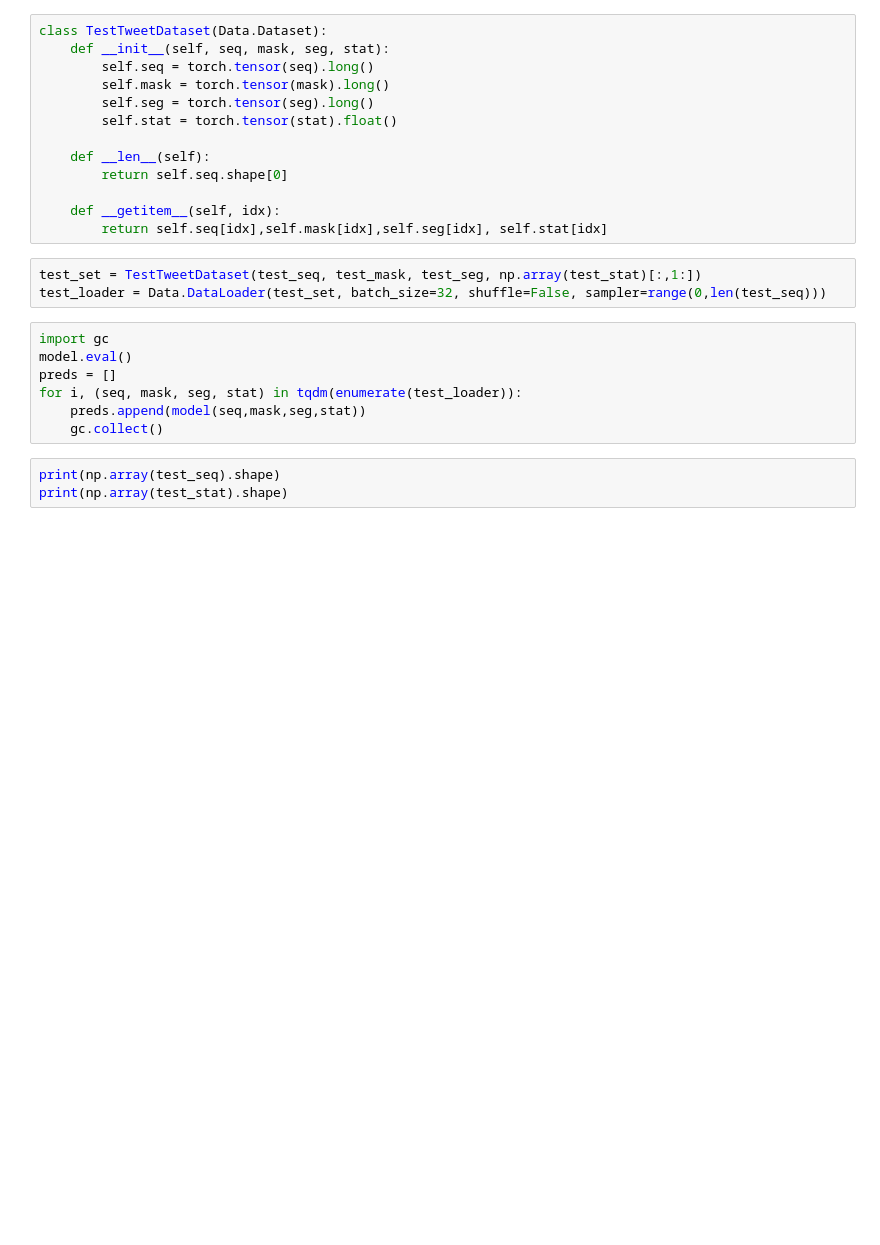
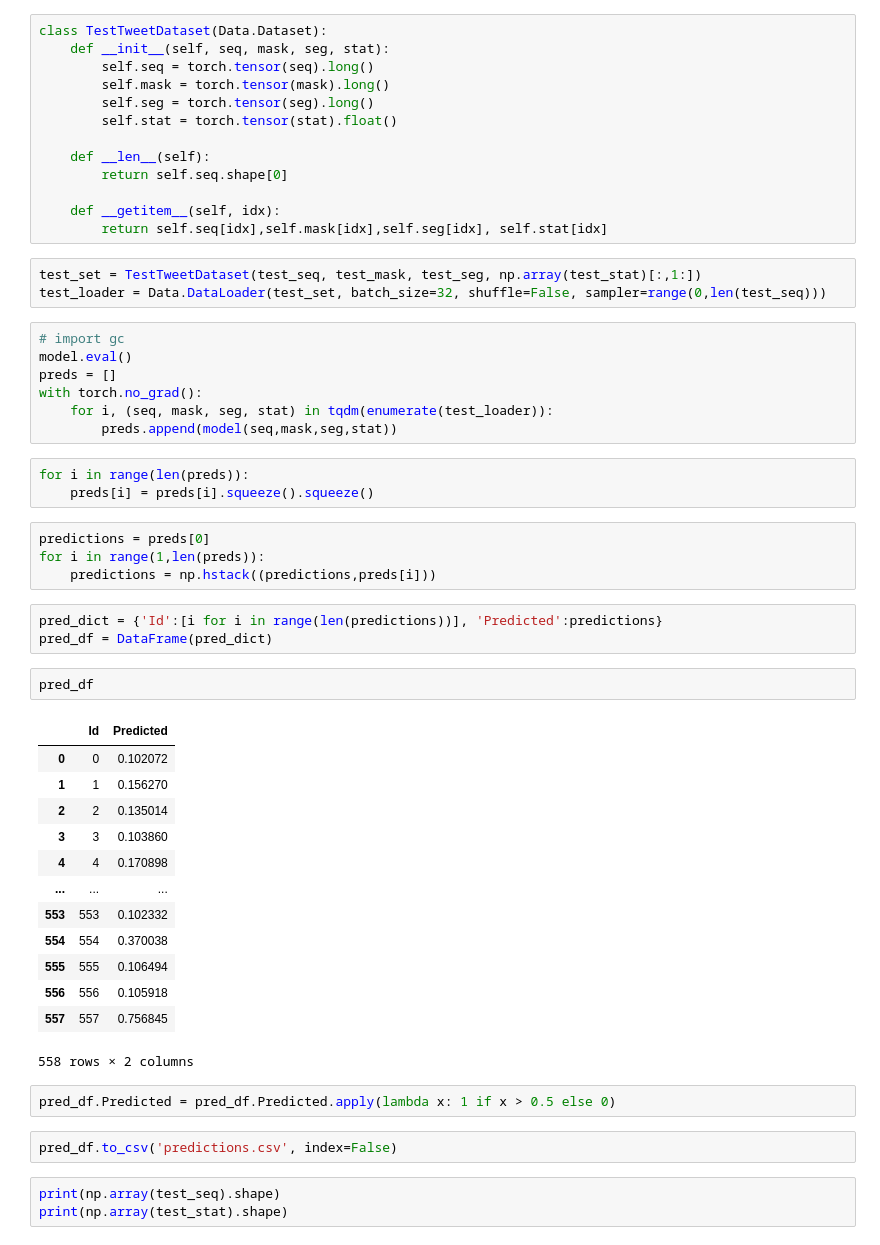
Before and after one commit to HandanYU/Rumour-detection, a Jupyter notebook: experiment.ipynb, the cells around one changed output. Drawn from its saved outputs; the diff is of its cells as text; blank space fills up the shorter version.

Commit message:
test bert

```diff
--- a/experiment.ipynb
+++ b/experiment.ipynb
@@ -528,12 +528,42 @@ class TestTweetDataset(Data.Dataset):
 test_set = TestTweetDataset(test_seq, test_mask, test_seg, np.array(test_stat)[:,1:])
 test_loader = Data.DataLoader(test_set, batch_size=32, shuffle=False, sampler=range(0,len(test_seq)))
 # %%
-import gc
+# import gc
 model.eval()
 preds = []
-for i, (seq, mask, seg, stat) in tqdm(enumerate(test_loader)):
-    preds.append(model(seq,mask,seg,stat))
-    gc.collect()
+with torch.no_grad():
+    for i, (seq, mask, seg, stat) in tqdm(enumerate(test_loader)):
+        preds.append(model(seq,mask,seg,stat))
+# %%
+for i in range(len(preds)):
+    preds[i] = preds[i].squeeze().squeeze()
+# %%
+predictions = preds[0]
+for i in range(1,len(preds)):
+    predictions = np.hstack((predictions,preds[i]))
+# %%
+pred_dict = {'Id':[i for i in range(len(predictions))], 'Predicted':predictions}
+pred_df = DataFrame(pred_dict)
+# %%
+pred_df
+# %% [output]
+|  | Id | Predicted |
+| 0 | 0 | 0.102072 |
+| 1 | 1 | 0.156270 |
+| 2 | 2 | 0.135014 |
+| 3 | 3 | 0.103860 |
+| 4 | 4 | 0.170898 |
+| ... | ... | ... |
+| 553 | 553 | 0.102332 |
+| 554 | 554 | 0.370038 |
+| 555 | 555 | 0.106494 |
+| 556 | 556 | 0.105918 |
+| 557 | 557 | 0.756845 |
+558 rows × 2 columns
+# %%
+pred_df.Predicted = pred_df.Predicted.apply(lambda x: 1 if x > 0.5 else 0)
+# %%
+pred_df.to_csv('predictions.csv', index=False)
 # %%
 print(np.array(test_seq).shape)
 print(np.array(test_stat).shape)
```
Also changed, not shown: parts of 1 cell of this notebook.
